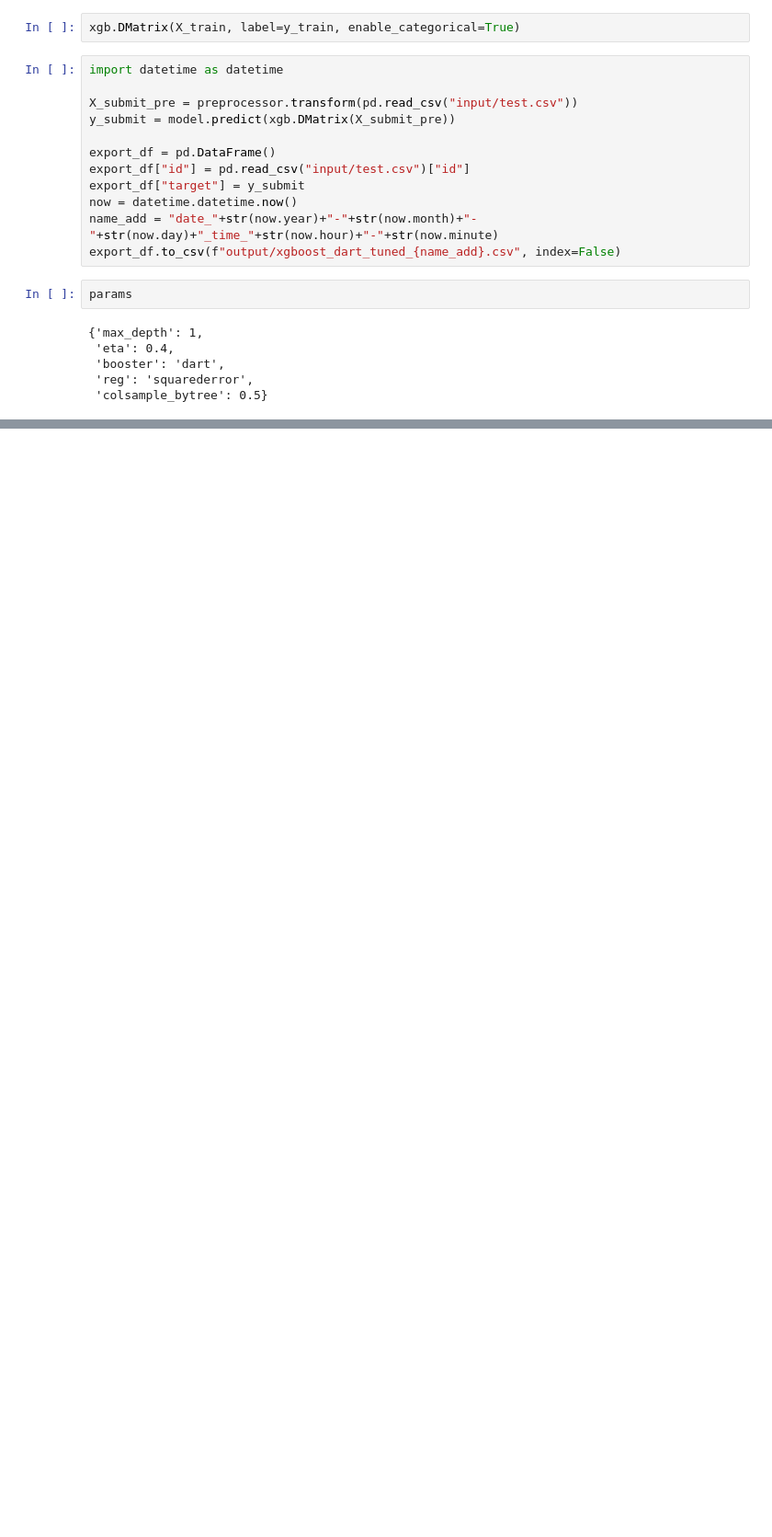
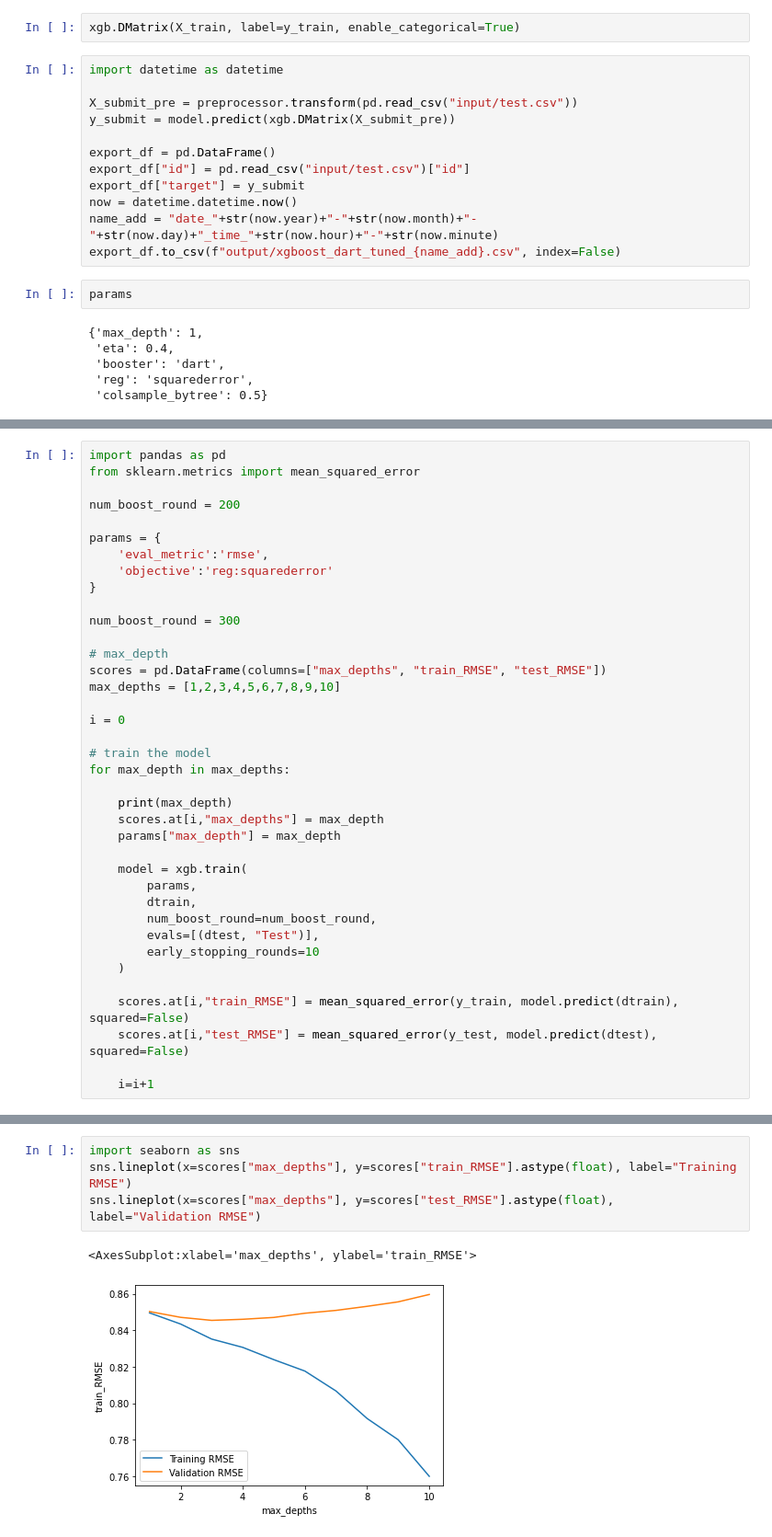
Before and after one commit to JonasSchroeder/Kaggel-Tabular-Playground-Series-2021, a Jupyter notebook: Feb 2021/Kaggle TPS 2021 - February.ipynb, the cells around one changed output, grey strips where cells are left out. Shown at 92% size. Saved outputs shown, nothing was run; the diff lists cells and outputs as text; blank space fills up the shorter version.

```diff
--- a/Feb 2021/Kaggle TPS 2021 - February.ipynb
+++ b/Feb 2021/Kaggle TPS 2021 - February.ipynb
@@ -2849,0 +2976,38 @@ params
+# %%
+import pandas as pd
+from sklearn.metrics import mean_squared_error
+
+num_boost_round = 200
+
+params = {
+    'eval_metric':'rmse',
+    'objective':'reg:squarederror'
+}
+
+num_boost_round = 300
+
+# max_depth
+scores = pd.DataFrame(columns=["max_depths", "train_RMSE", "test_RMSE"])
+max_depths = [1,2,3,4,5,6,7,8,9,10]
+
+i = 0
+
+# train the model
+for max_depth in max_depths:
+
+    print(max_depth)
+    scores.at[i,"max_depths"] = max_depth
+    params["max_depth"] = max_depth
+
+    model = xgb.train(
+        params,
+        dtrain,
+        num_boost_round=num_boost_round,
+        evals=[(dtest, "Test")],
+        early_stopping_rounds=10
+    )
+
+    scores.at[i,"train_RMSE"] = mean_squared_error(y_train, model.predict(dtrain), squared=False)
+    scores.at[i,"test_RMSE"] = mean_squared_error(y_test, model.predict(dtest), squared=False)
+
+    i=i+1
@@ -2849,0 +3032,7 @@ params
+# %%
+import seaborn as sns
+sns.lineplot(x=scores["max_depths"], y=scores["train_RMSE"].astype(float), label="Training RMSE")
+sns.lineplot(x=scores["max_depths"], y=scores["test_RMSE"].astype(float), label="Validation RMSE")
+# %% [output]
+<AxesSubplot:xlabel='max_depths', ylabel='train_RMSE'>
+[figure, added]
```
Also changed, not shown: parts of 26 cells of this notebook, 2 other files.
